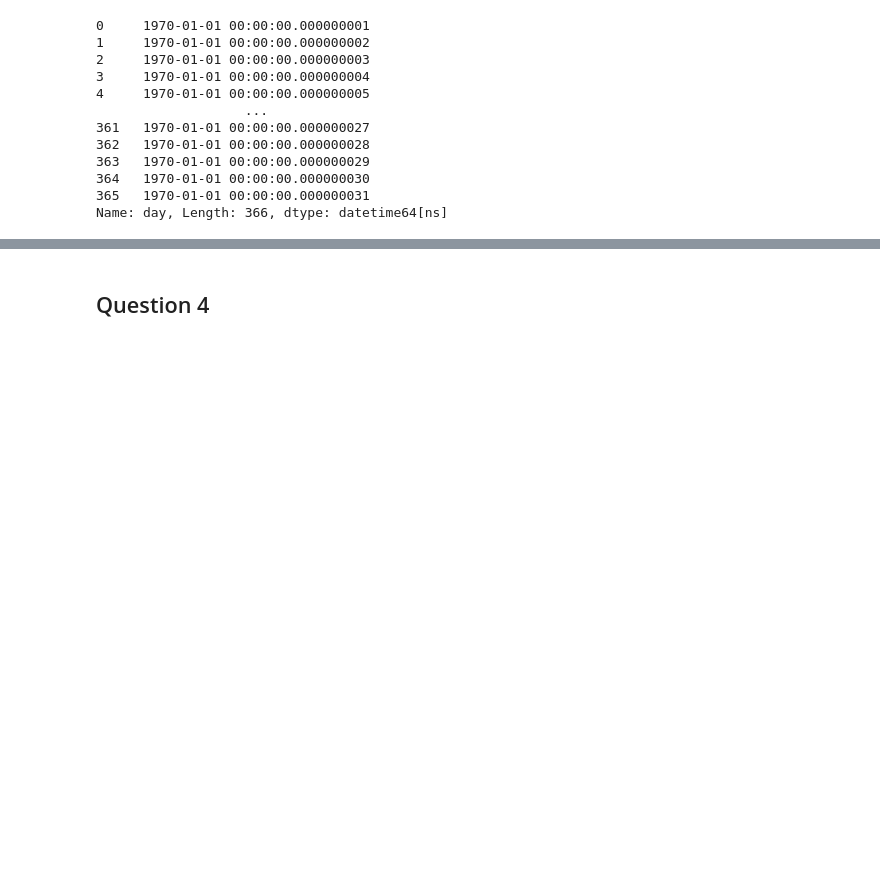
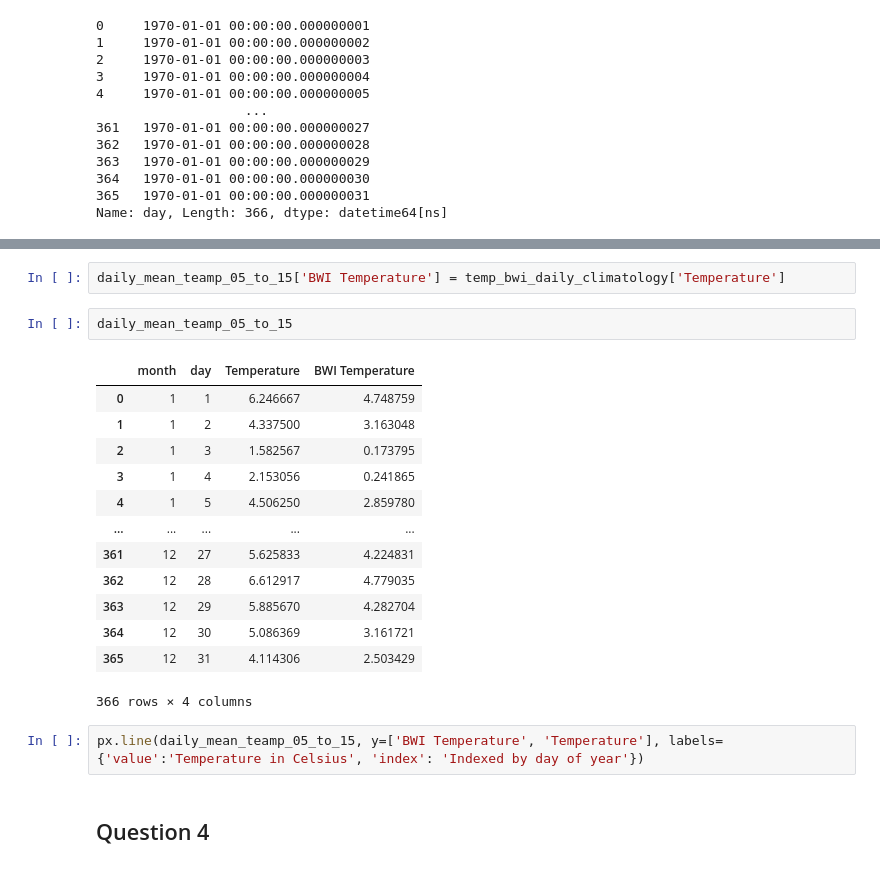
Before and after one commit to blackteacatsu/fall_2024_climate_infectionous, a Jupyter notebook: prosets/workbooks/probset2.ipynb, the cells around one changed output, grey strips where cells are left out. Saved outputs shown, nothing was run; the diff lists cells and outputs as text; blank space fills up the shorter version.

```diff
--- a/prosets/workbooks/probset2.ipynb
+++ b/prosets/workbooks/probset2.ipynb
@@ -146,3 +162,23 @@ px.line(temp_bwi_daily_climatology, y='Temperature', labels={'Temperature':'Temp
+# %%
+daily_mean_teamp_05_to_15['BWI Temperature'] = temp_bwi_daily_climatology['Temperature']
+# %%
+daily_mean_teamp_05_to_15
+# %% [output]
+|  | month | day | Temperature | BWI Temperature |
+| 0 | 1 | 1 | 6.246667 | 4.748759 |
+| 1 | 1 | 2 | 4.337500 | 3.163048 |
+| 2 | 1 | 3 | 1.582567 | 0.173795 |
+| 3 | 1 | 4 | 2.153056 | 0.241865 |
+| 4 | 1 | 5 | 4.506250 | 2.859780 |
+| ... | ... | ... | ... | ... |
+| 361 | 12 | 27 | 5.625833 | 4.224831 |
+| 362 | 12 | 28 | 6.612917 | 4.779035 |
+| 363 | 12 | 29 | 5.885670 | 4.282704 |
+| 364 | 12 | 30 | 5.086369 | 3.161721 |
+| 365 | 12 | 31 | 4.114306 | 2.503429 |
+366 rows × 4 columns
+# %%
+px.line(daily_mean_teamp_05_to_15, y=['BWI Temperature', 'Temperature'], labels={'value':'Temperature in Celsius', 'index': 'Indexed by day of year'})
 # %% [markdown]
 ## Question 4
 # %% [markdown]
```
Also changed, not shown: parts of 8 cells of this notebook, 19 other files.
